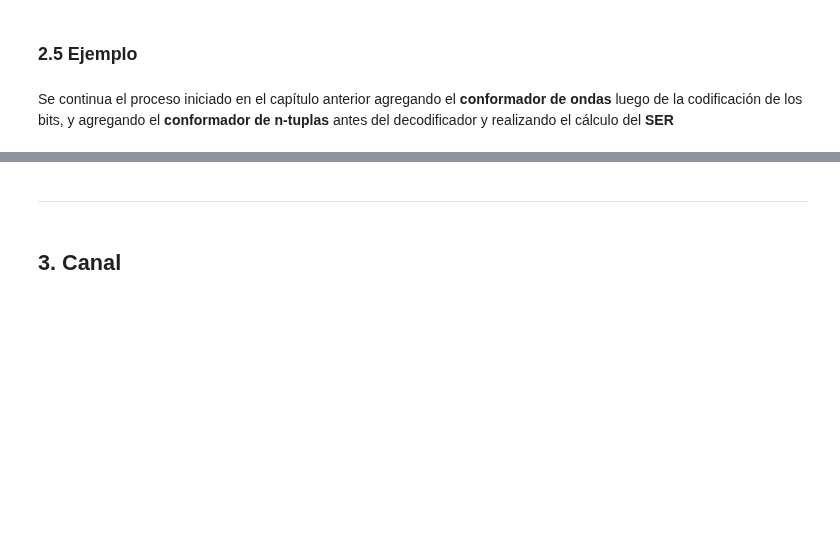
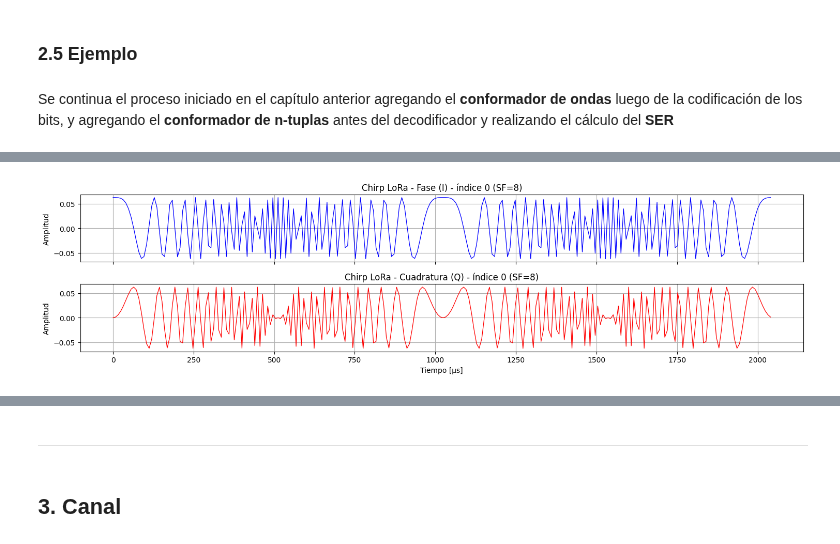
Before and after one commit to nicopinera/com-dig, a Jupyter notebook: Entregas/04Entrega.ipynb, the cells around one changed output, grey strips where cells are left out. Saved outputs shown, nothing was run; the diff lists cells and outputs as text; code cells hidden in the pictures; blank space fills up the shorter version.

```diff
--- a/Entregas/04Entrega.ipynb
+++ b/Entregas/04Entrega.ipynb
@@ -564,3 +585,9 @@ graficar_señal_modulada(simbolos_modulados, 2, SF,B)
+# %%
+simbolo = [0]
+simbolo_mod = conformador_de_onda(simbolo,SF)
+graficar_señal_modulada(simbolo_mod, 0, SF,B)
+# %% [output]
+[figure, added]
 # %%
 graficar_todas_las_senales_moduladas(simbolos_modulados, SF, B, 8)
 # %% [output]
```
Also changed, not shown: parts of 19 cells of this notebook, 1 other file.
